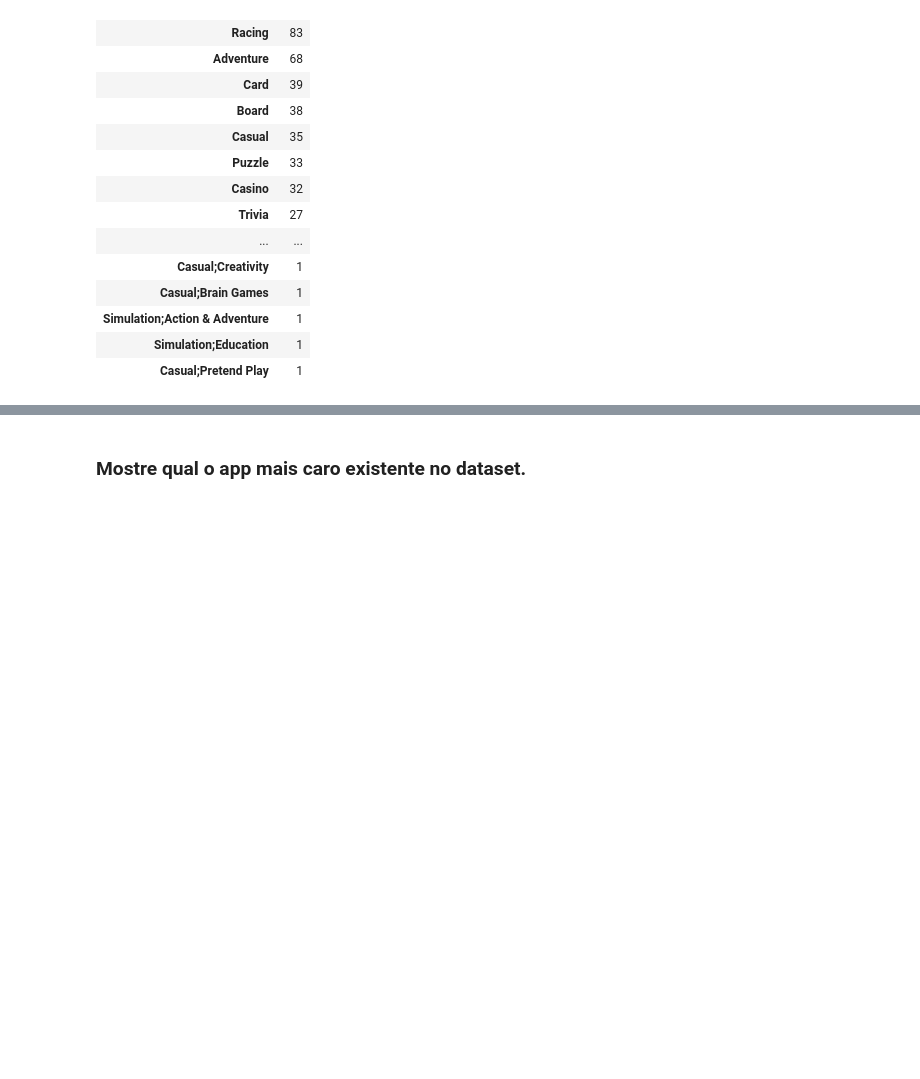
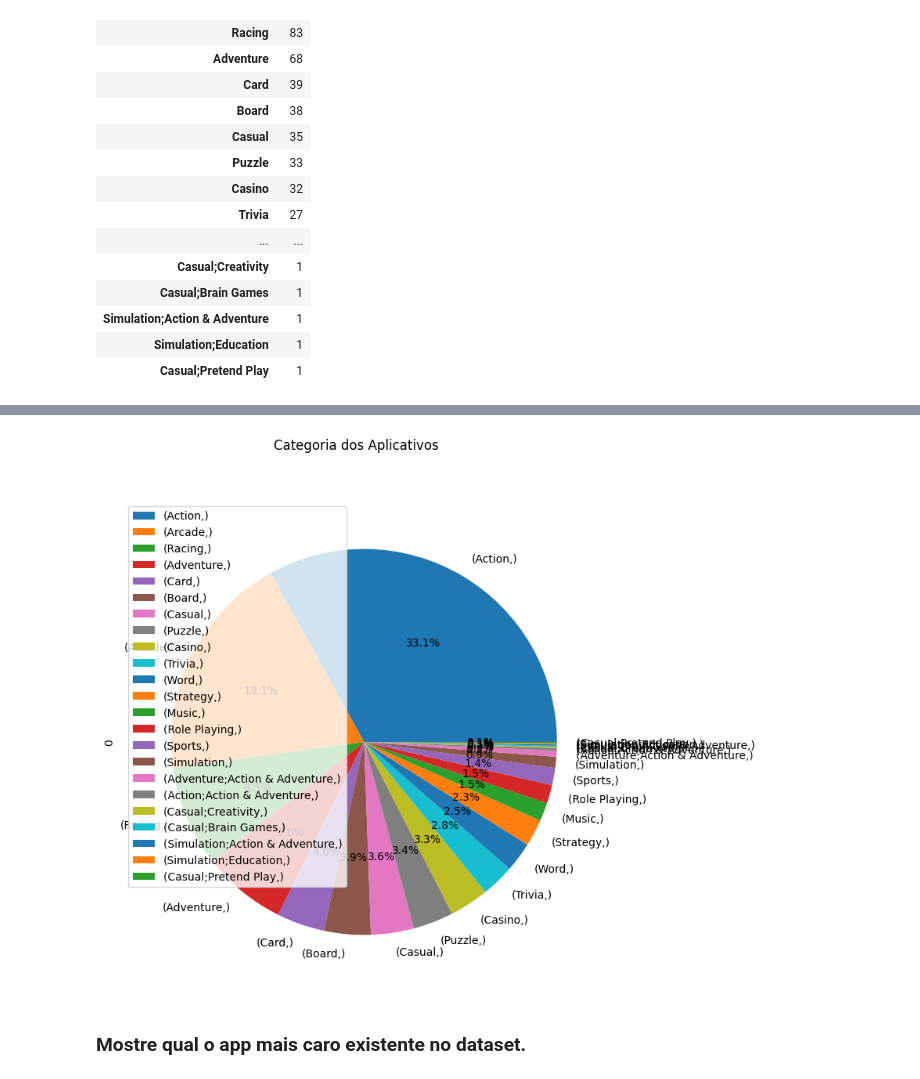
Before and after one commit to Luiz695/sprint02-Python-compass, a Jupyter notebook: lista-de-exercicios/lista-02/Lista_02.ipynb, the cells around one changed output, grey strips where cells are left out. Saved outputs shown, nothing was run; the diff lists cells and outputs as text; code cells hidden in the pictures; blank space fills up the shorter version.

```diff
--- a/lista-de-exercicios/lista-02/Lista_02.ipynb
+++ b/lista-de-exercicios/lista-02/Lista_02.ipynb
@@ -385,2 +417,9 @@ array([<AxesSubplot:ylabel='0'>], dtype=object)
+# %%
+categorias_existentes = contagem
+categorias_existentes.plot.pie(title = "Categoria dos Aplicativos", figsize=(8, 8), autopct='%1.1f%%', subplots = True)
+#contagem.plot.pie(title = "Categoria dos Aplicativos", figsize=(8, 8), autopct='%1.1f%%', subplots = True, legend = True)
+plt.savefig('categoria_de_generos_do_app.png')
+# %% [output]
+[figure, added]
 # %% [markdown]
 ### Mostre qual o app mais caro existente no dataset.
```
Also changed, not shown: parts of 15 cells of this notebook, 4 other files.
